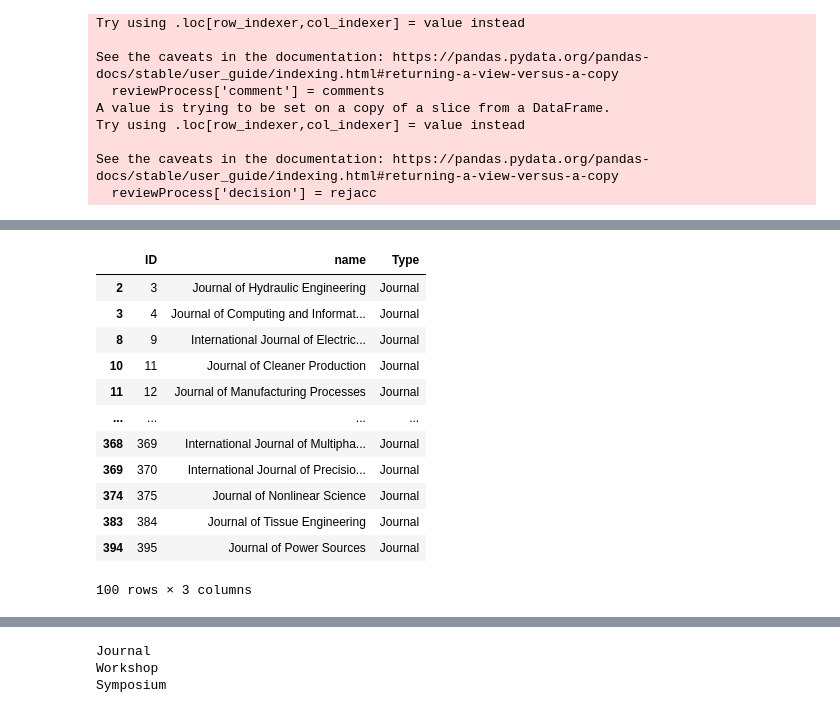
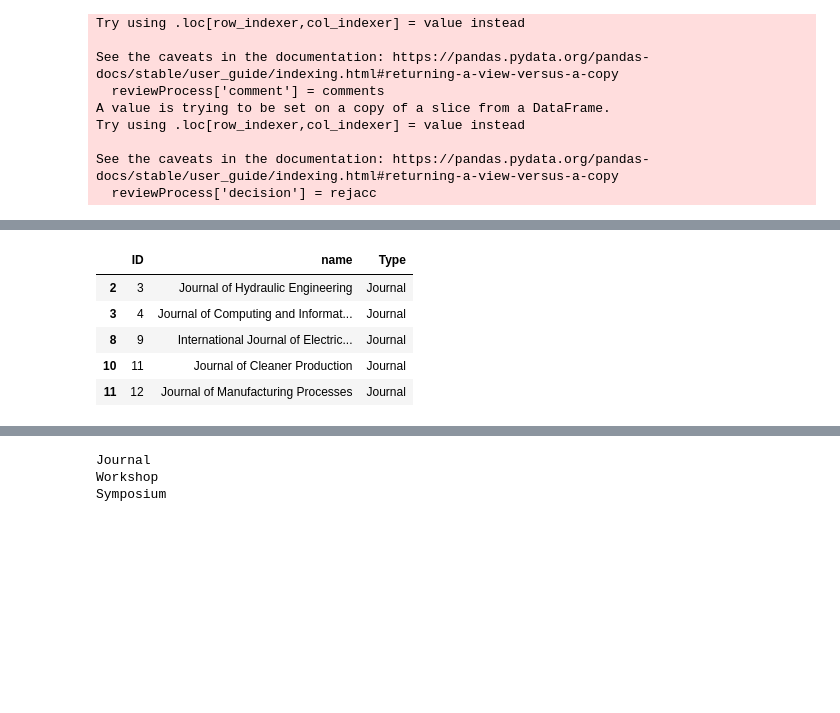
Before and after one commit to vilipche/knowledge-graphs, a Jupyter notebook: abox.ipynb, the cells around one changed output, grey strips where cells are left out. Saved outputs shown, nothing was run; the diff lists cells and outputs as text; code cells hidden in the pictures; blank space fills up the shorter version.

```diff
--- a/abox.ipynb
+++ b/abox.ipynb
@@ -406,19 +367,12 @@ publications
 # %%
 journals = publications[publications['Type']=='Journal']
-journals
+journals.head()
 # %% [output]
 |  | ID | name | Type |
 | 2 | 3 | Journal of Hydraulic Engineering | Journal |
 | 3 | 4 | Journal of Computing and Informat... | Journal |
 | 8 | 9 | International Journal of Electric... | Journal |
 | 10 | 11 | Journal of Cleaner Production | Journal |
 | 11 | 12 | Journal of Manufacturing Processes | Journal |
-| ... | ... | ... | ... |
-| 368 | 369 | International Journal of Multipha... | Journal |
-| 369 | 370 | International Journal of Precisio... | Journal |
-| 374 | 375 | Journal of Nonlinear Science | Journal |
-| 383 | 384 | Journal of Tissue Engineering | Journal |
-| 394 | 395 | Journal of Power Sources | Journal |
-100 rows × 3 columns
 # %%
 conferences = publications[publications['Type']!='Journal']
```
Also changed, not shown: parts of 72 cells of this notebook, 1 other file.
